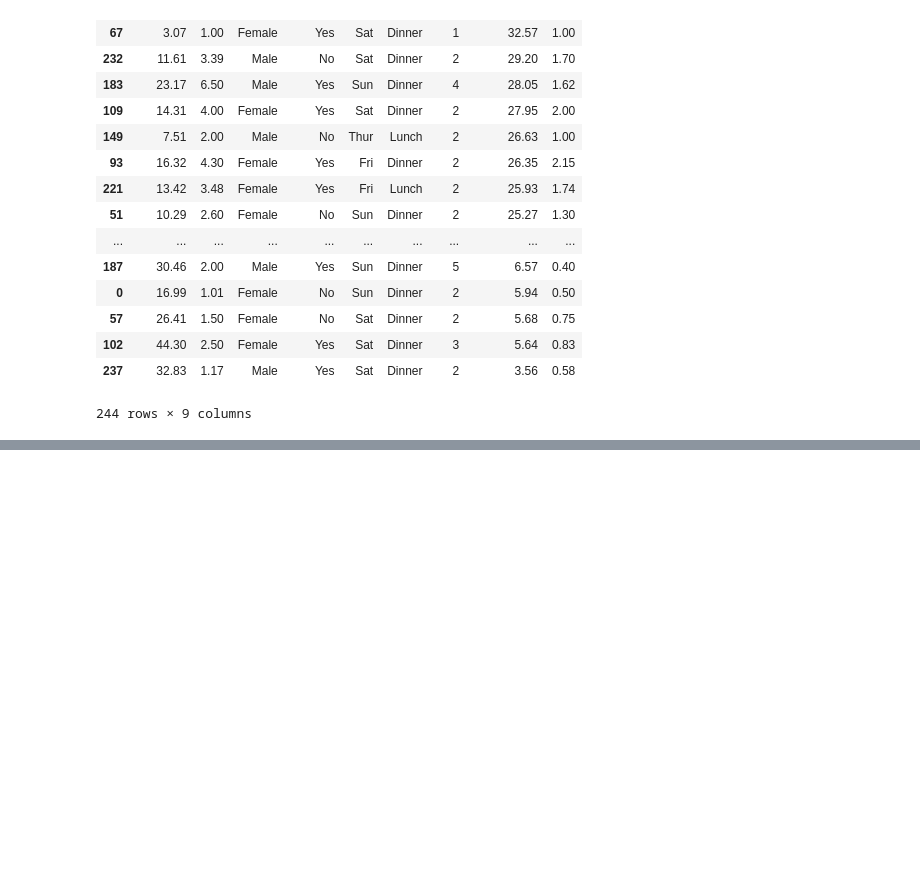
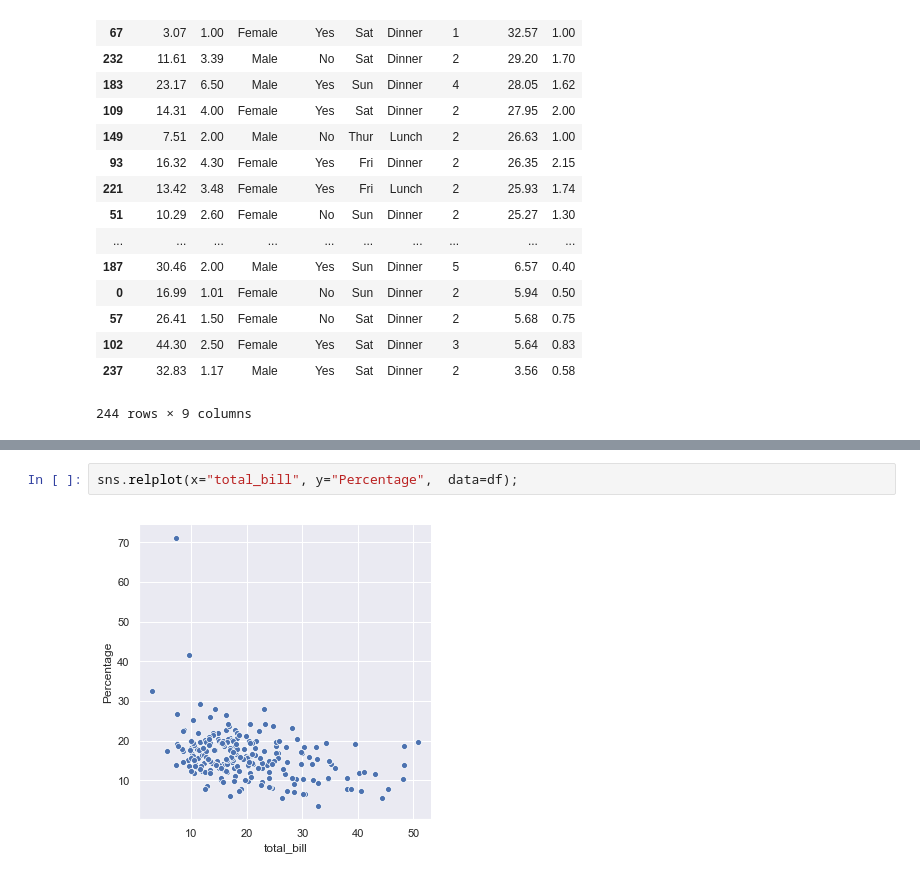
Before and after one commit to Spider-Mannix/DAfundProj, a Jupyter notebook: Project Notebook.ipynb, the cells around one changed output, grey strips where cells are left out. Drawn from its saved outputs; the diff is of its cells as text; blank space fills up the shorter version.

```diff
--- a/Project Notebook.ipynb
+++ b/Project Notebook.ipynb
@@ -295,0 +332,4 @@ df.sort_values(by='Percentage', ascending=False).round(2)
+# %%
+sns.relplot(x="total_bill", y="Percentage",  data=df);
+# %% [output]
+[figure, added]
```
Also changed, not shown: parts of 14 cells of this notebook.
